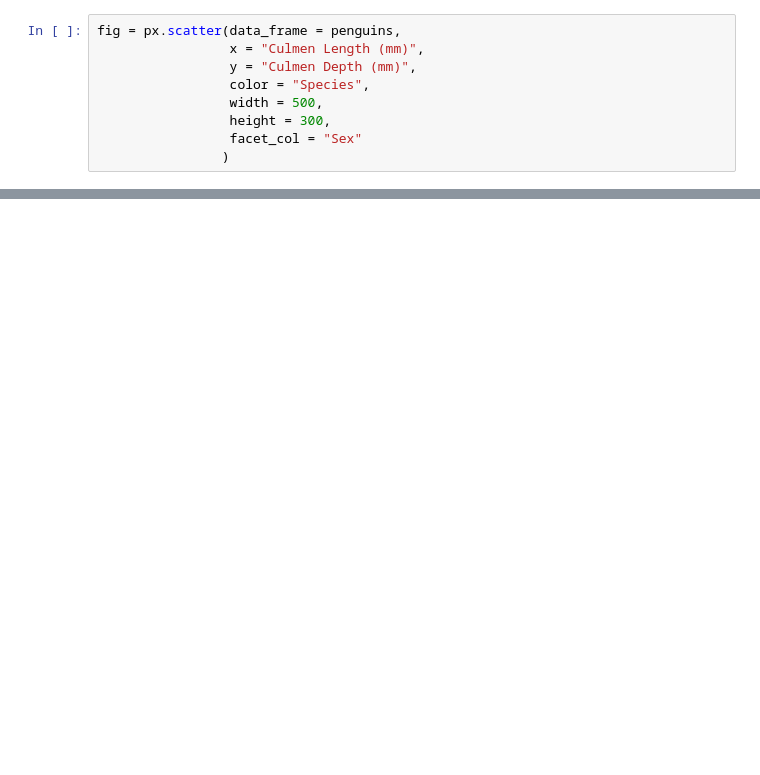
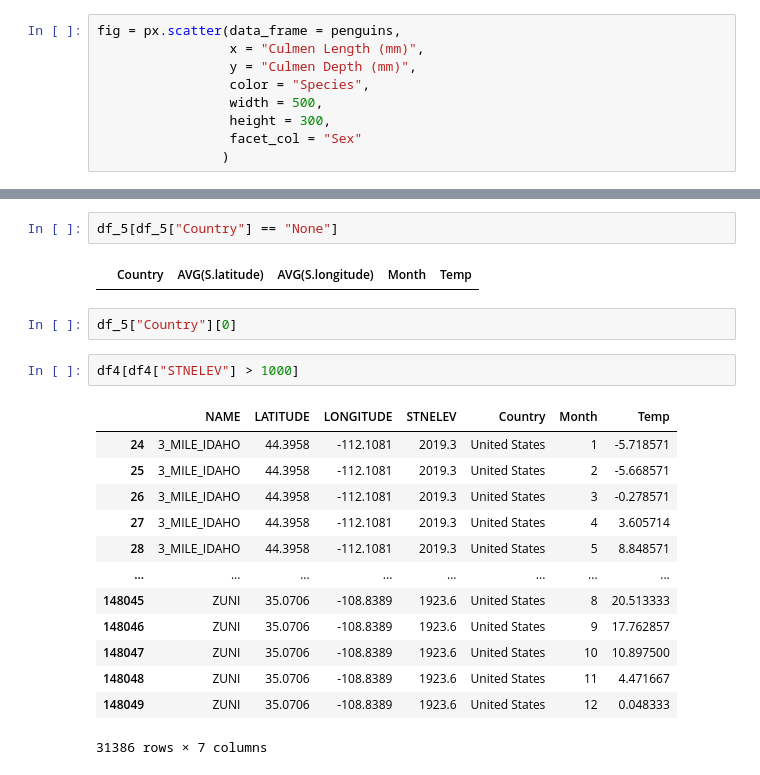
Before and after one commit to evagpm/evagpm.github.io, a Jupyter notebook: notebooks/blog_post_1.ipynb, the cells around one changed output, grey strips where cells are left out. Saved outputs shown, nothing was run; the diff lists cells and outputs as text; blank space fills up the shorter version.

```diff
--- a/notebooks/blog_post_1.ipynb
+++ b/notebooks/blog_post_1.ipynb
@@ -293,0 +345,22 @@ Can't import sklearn
+# %%
+df_5[df_5["Country"] == "None"]
+# %% [output]
+|  | Country | AVG(S.latitude) | AVG(S.longitude) | Month | Temp |
+# %%
+df_5["Country"][0]
+# %%
+df4[df4["STNELEV"] > 1000]
+# %% [output]
+|  | NAME | LATITUDE | LONGITUDE | STNELEV | Country | Month | Temp |
+| 24 | 3_MILE_IDAHO | 44.3958 | -112.1081 | 2019.3 | United States | 1 | -5.718571 |
+| 25 | 3_MILE_IDAHO | 44.3958 | -112.1081 | 2019.3 | United States | 2 | -5.668571 |
+| 26 | 3_MILE_IDAHO | 44.3958 | -112.1081 | 2019.3 | United States | 3 | -0.278571 |
+| 27 | 3_MILE_IDAHO | 44.3958 | -112.1081 | 2019.3 | United States | 4 | 3.605714 |
+| 28 | 3_MILE_IDAHO | 44.3958 | -112.1081 | 2019.3 | United States | 5 | 8.848571 |
+| ... | ... | ... | ... | ... | ... | ... | ... |
+| 148045 | ZUNI | 35.0706 | -108.8389 | 1923.6 | United States | 8 | 20.513333 |
+| 148046 | ZUNI | 35.0706 | -108.8389 | 1923.6 | United States | 9 | 17.762857 |
+| 148047 | ZUNI | 35.0706 | -108.8389 | 1923.6 | United States | 10 | 10.897500 |
+| 148048 | ZUNI | 35.0706 | -108.8389 | 1923.6 | United States | 11 | 4.471667 |
+| 148049 | ZUNI | 35.0706 | -108.8389 | 1923.6 | United States | 12 | 0.048333 |
+31386 rows × 7 columns
```
Also changed, not shown: parts of 32 cells of this notebook.
